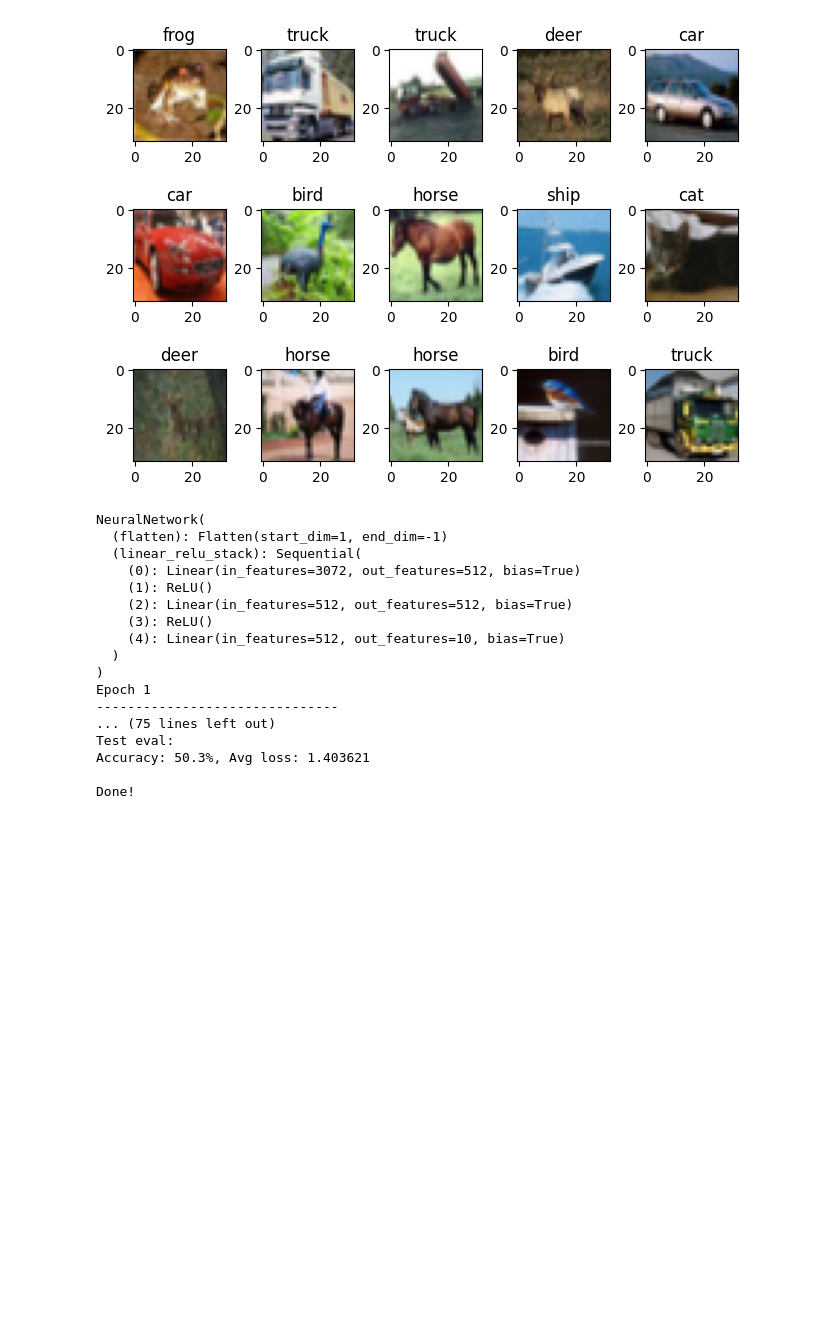
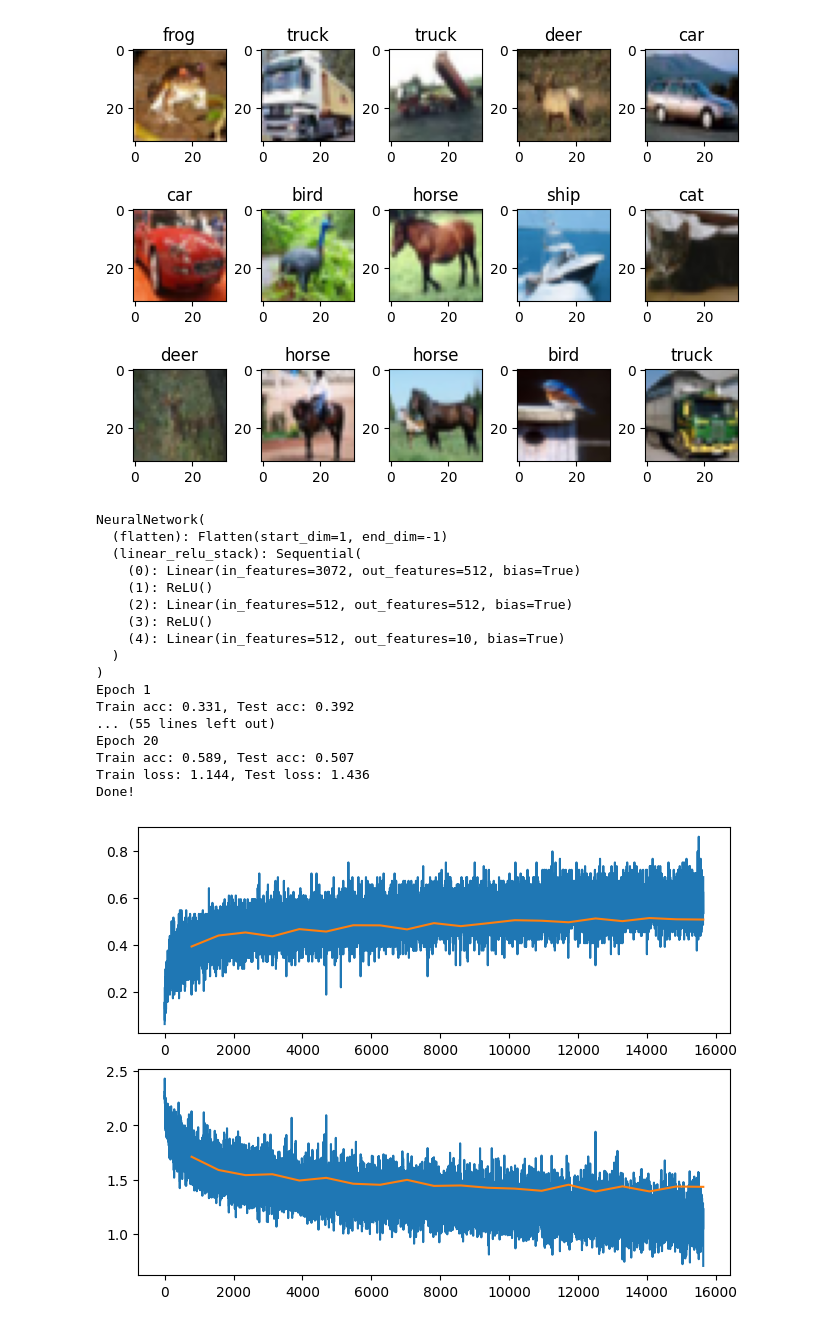
Before and after one commit to nargatte/DLM, a Jupyter notebook: Projekt 1/cifar.ipynb, the cells around one changed output. Cells and saved outputs as stored; diff of their text form; code cells hidden in the pictures; blank space fills up the shorter version.

```diff
--- a/Projekt 1/cifar.ipynb
+++ b/Projekt 1/cifar.ipynb
@@ -124,13 +124,35 @@ def eval(dataloader, model, loss_fn):
     return test_loss, correct
     #print(f"Accuracy: {(100*correct):>0.1f}%, Avg loss: {test_loss:>8f}")
 
+def plot_data(train, test, test_pos, axs):
+    l = len(train)
+    axs.plot(range(l), train)
+    axs.plot(test_pos, test)
+
 def train_and_eval(model, loss_fn, optimizer, epochs):
+    train_loss_log = []
+    train_acc_log = []
+    test_loss_log = []
+    test_acc_log = []
+    test_pos = []
     for t in range(epochs):
         print(f"Epoch {t+1}")
         train_loss, train_acc = train(train_loader, model, loss_fn, optimizer)
         test_loss, test_acc = eval(test_loader, model, loss_fn)
-        print
+
+        train_loss_log.extend(train_loss)
+        train_acc_log.extend(train_acc)
+        test_loss_log.append(test_loss)
+        test_acc_log.append(test_acc)
+        test_pos.append(len(train_loss_log))
+
+        print(f"Train acc: {sum(train_acc)/len(train_acc):>0.3f}, Test acc: {test_acc:>0.3f}")
+        print(f"Train loss: {sum(train_loss)/len(train_loss):>0.3f}, Test loss: {test_loss:>0.3f}")
     print("Done!")
+    fig, axs = plt.subplots(2, 1, constrained_layout=True)
+    axs = np.reshape(axs, -1)
+    plot_data(train_acc_log, test_acc_log, test_pos, axs[0])
+    plot_data(train_loss_log, test_loss_log, test_pos, axs[1])
 # %%
 class NeuralNetwork(nn.Module):
     def __init__(self):
@@ -141,36 +163,37 @@ class NeuralNetwork(nn.Module):
             nn.ReLU(),
             nn.Linear(512, 512),
             nn.ReLU(),
             nn.Linear(512, 10)
         )
 
     def forward(self, x):
         x = self.flatten(x)
         logits = self.linear_relu_stack(x)
         return logits
 
 model = NeuralNetwork().to(device)
 print(model)
 
 loss_fn = nn.CrossEntropyLoss()
 optimizer = torch.optim.Adam(model.parameters(), lr=1e-3)
 
-train_and_eval(model, loss_fn, optimizer, 10)
+train_and_eval(model, loss_fn, optimizer, 20)
 # %% [output]
 NeuralNetwork(
   (flatten): Flatten(start_dim=1, end_dim=-1)
   (linear_relu_stack): Sequential(
     (0): Linear(in_features=3072, out_features=512, bias=True)
     (1): ReLU()
     (2): Linear(in_features=512, out_features=512, bias=True)
     (3): ReLU()
     (4): Linear(in_features=512, out_features=10, bias=True)
   )
 )
 Epoch 1
--------------------------------
-... (75 lines left out)
-Test eval:
-Accuracy: 50.3%, Avg loss: 1.403621
-
+Train acc: 0.331, Test acc: 0.392
+... (55 lines left out)
+Epoch 20
+Train acc: 0.589, Test acc: 0.507
+Train loss: 1.144, Test loss: 1.436
 Done!
+[figure, added]
```
